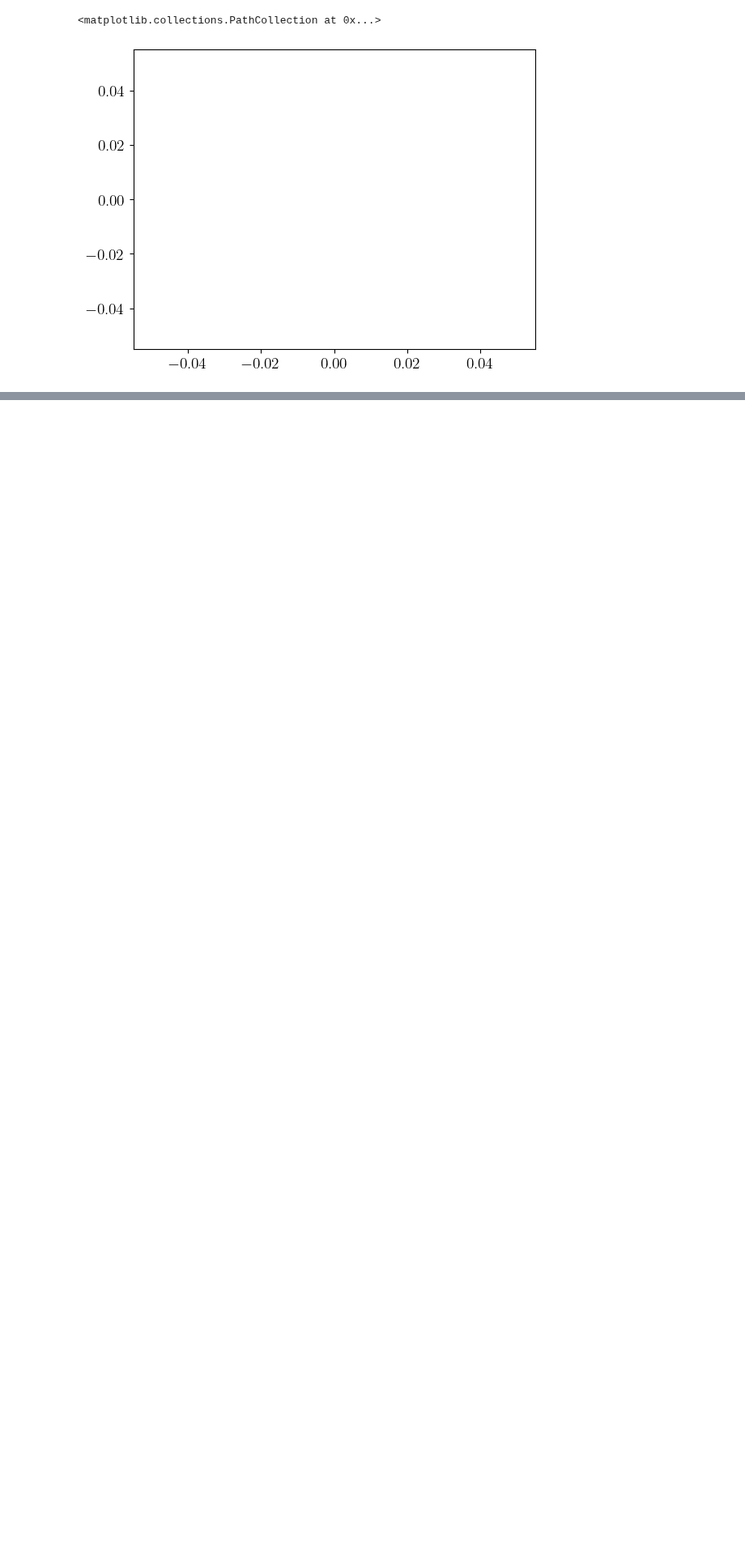
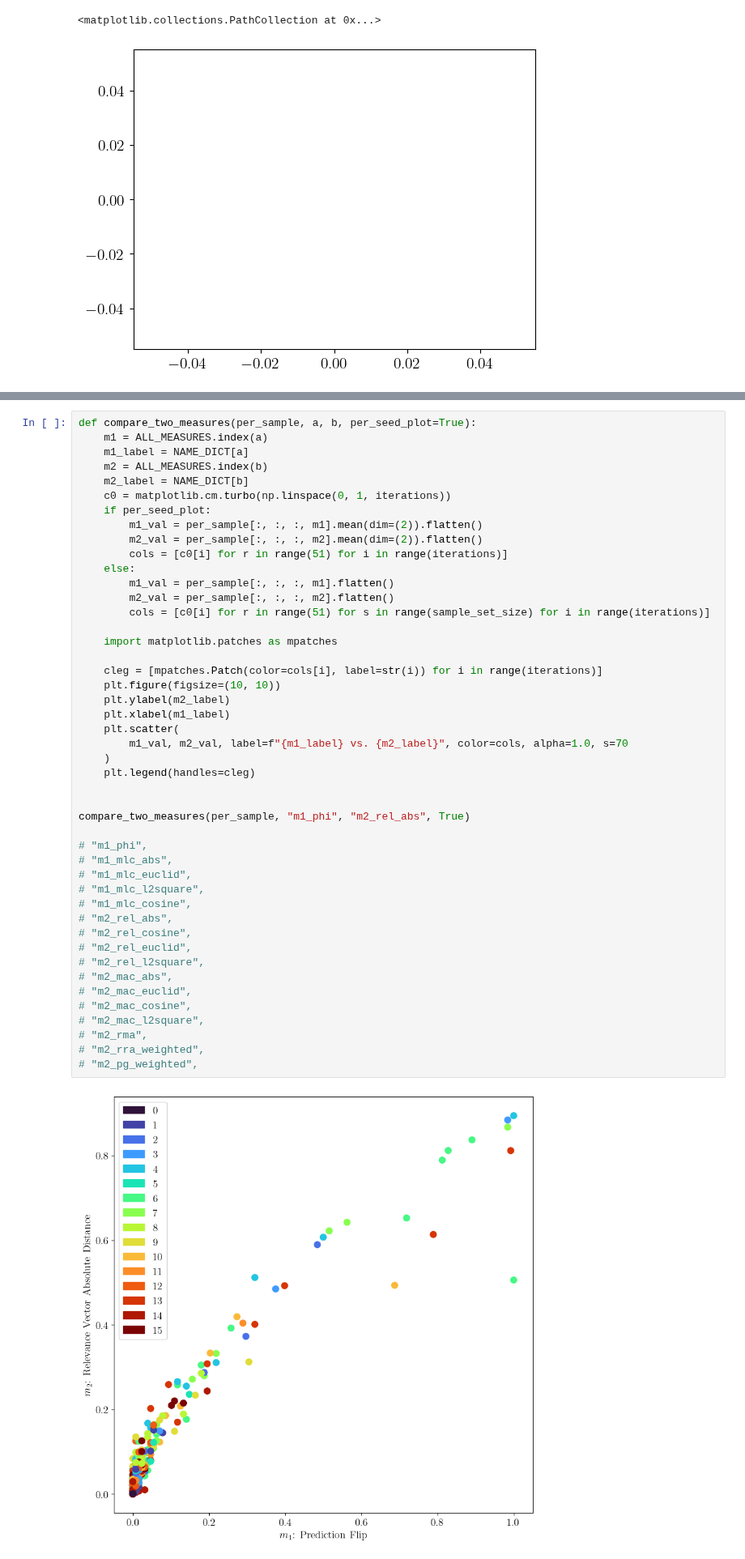
Before and after one commit to lillijo/xai-evaluation-master-thesis, a Jupyter notebook: experiments/compare_measures.ipynb, the cells around one changed output, grey strips where cells are left out. Shown at 81% size. Cells and saved outputs as stored; diff of their text form; blank space fills up the shorter version.

```diff
--- a/experiments/compare_measures.ipynb
+++ b/experiments/compare_measures.ipynb
@@ -752,0 +733,48 @@ for s in range(iterations):
+# %%
+def compare_two_measures(per_sample, a, b, per_seed_plot=True):
+    m1 = ALL_MEASURES.index(a)
+    m1_label = NAME_DICT[a]
+    m2 = ALL_MEASURES.index(b)
+    m2_label = NAME_DICT[b]
+    c0 = matplotlib.cm.turbo(np.linspace(0, 1, iterations))
+    if per_seed_plot:
+        m1_val = per_sample[:, :, :, m1].mean(dim=(2)).flatten()
+        m2_val = per_sample[:, :, :, m2].mean(dim=(2)).flatten()
+        cols = [c0[i] for r in range(51) for i in range(iterations)]
+    else:
+        m1_val = per_sample[:, :, :, m1].flatten()
+        m2_val = per_sample[:, :, :, m2].flatten()
+        cols = [c0[i] for r in range(51) for s in range(sample_set_size) for i in range(iterations)]
+
+    import matplotlib.patches as mpatches
+
+    cleg = [mpatches.Patch(color=cols[i], label=str(i)) for i in range(iterations)]
+    plt.figure(figsize=(10, 10))
+    plt.ylabel(m2_label)
+    plt.xlabel(m1_label)
+    plt.scatter(
+        m1_val, m2_val, label=f"{m1_label} vs. {m2_label}", color=cols, alpha=1.0, s=70
+    )
+    plt.legend(handles=cleg)
+
+
+compare_two_measures(per_sample, "m1_phi", "m2_rel_abs", True)
+
+# "m1_phi",
+# "m1_mlc_abs",
+# "m1_mlc_euclid",
+# "m1_mlc_l2square",
+# "m1_mlc_cosine",
+# "m2_rel_abs",
+# "m2_rel_cosine",
+# "m2_rel_euclid",
+# "m2_rel_l2square",
+# "m2_mac_abs",
+# "m2_mac_euclid",
+# "m2_mac_cosine",
+# "m2_mac_l2square",
+# "m2_rma",
+# "m2_rra_weighted",
+# "m2_pg_weighted",
+# %% [output]
+[figure, added]
```
Also changed, not shown: parts of 14 cells of this notebook, 2 other files.
